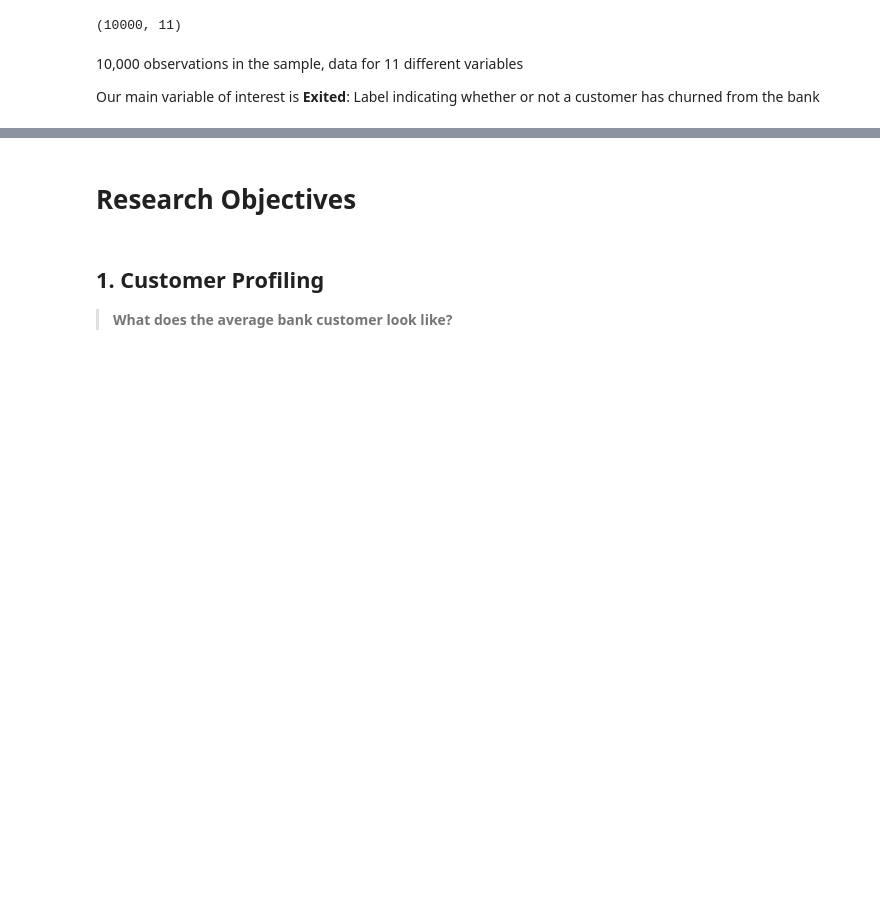
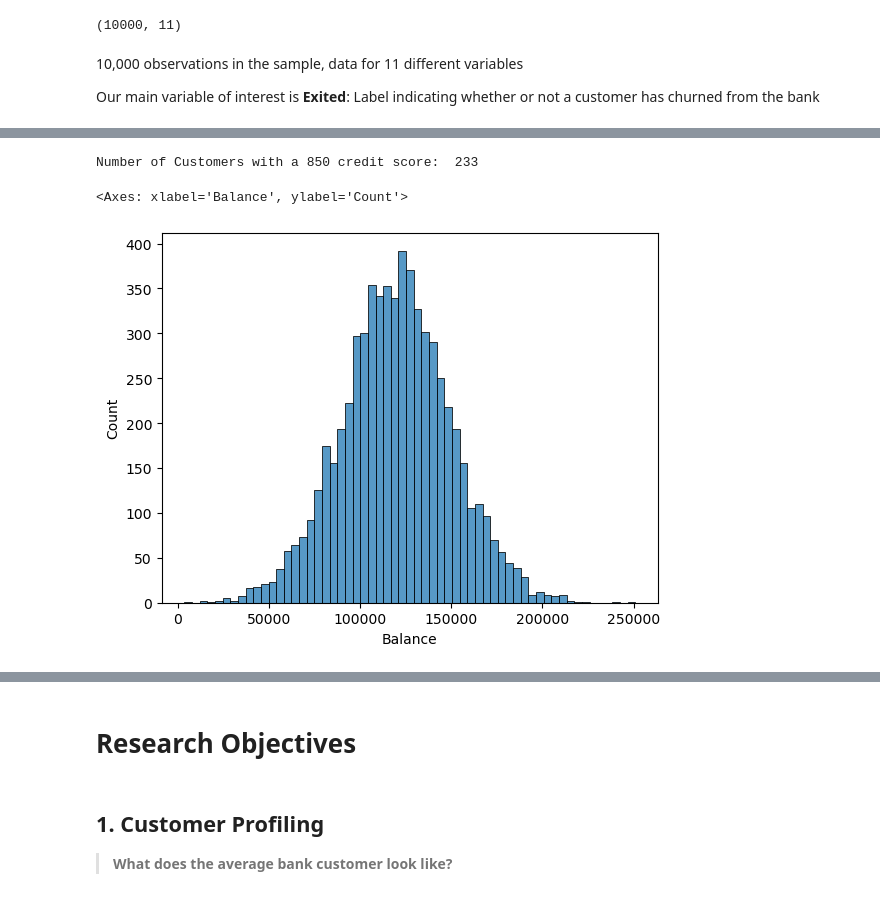
Before and after one commit to david-boules/Customer-Churn-Analysis, a Jupyter notebook: data-analysis.ipynb, the cells around one changed output, grey strips where cells are left out. Saved outputs shown, nothing was run; the diff lists cells and outputs as text; code cells hidden in the pictures; blank space fills up the shorter version.

```diff
--- a/data-analysis.ipynb
+++ b/data-analysis.ipynb
@@ -70,0 +180,9 @@ Our main variable of interest is **Exited**: Label indicating whether or not a c
+# %%
+print("Number of Customers with a 850 credit score: ", df[df['CreditScore'] > 849].shape[0])
+# %% [output]
+Number of Customers with a 850 credit score:  233
+# %%
+sns.histplot(x='Balance', data=df[df["Balance"] > 0])
+# %% [output]
+<Axes: xlabel='Balance', ylabel='Count'>
+[figure, added]
```
Also changed, not shown: parts of 27 cells of this notebook, 1 other file.
